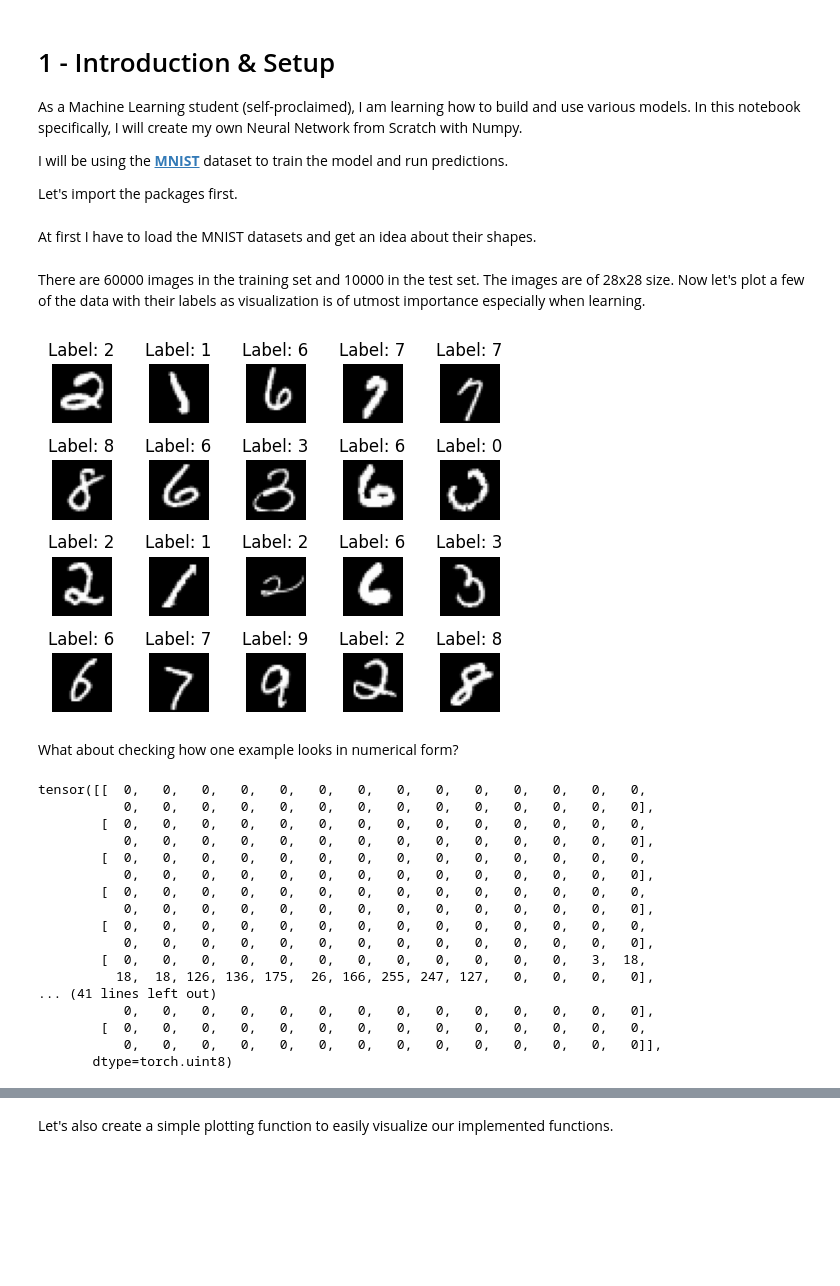
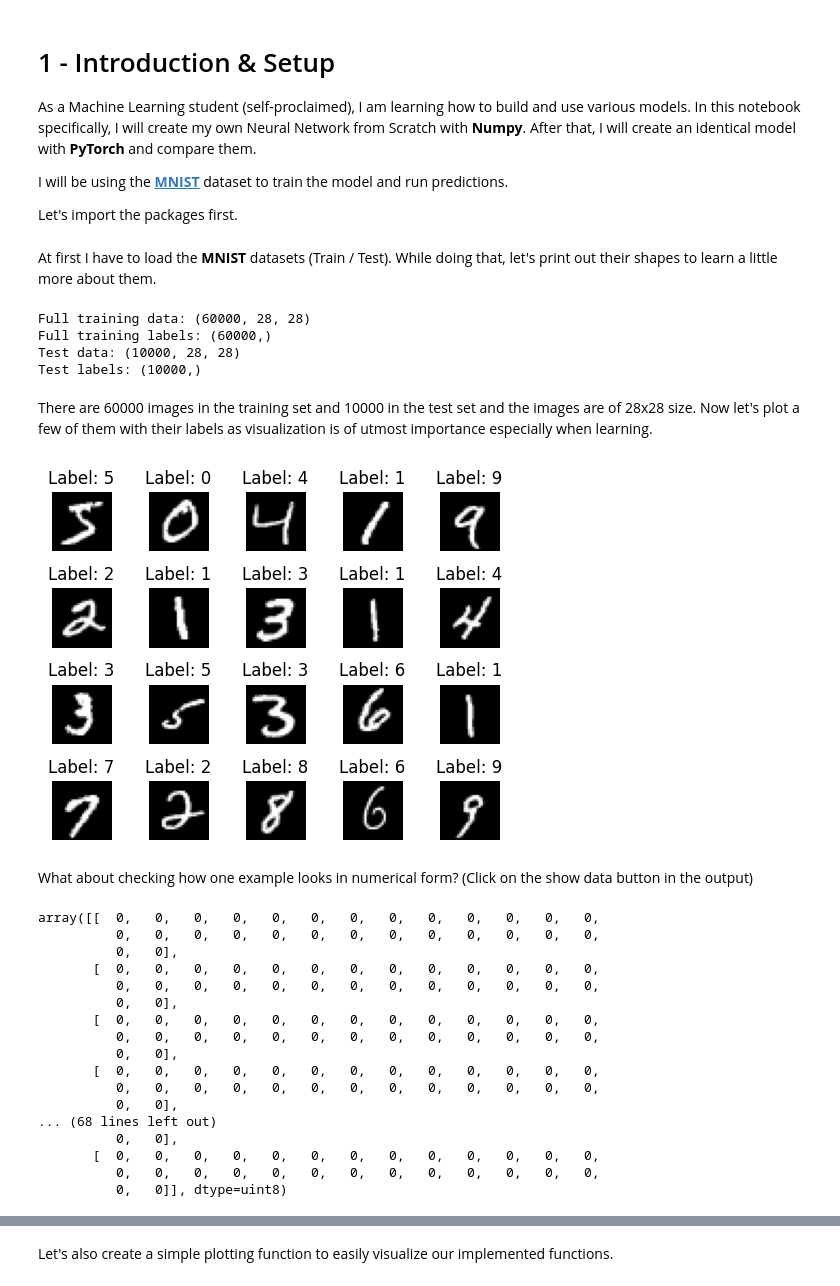
Before and after one commit to DoubleCyclone/Neural-Network-From-Scratch, a Jupyter notebook: notebooks/Neural_Network_From_Scratch.ipynb, the cells around one changed output, grey strips where cells are left out. Cells and saved outputs as stored; diff of their text form; code cells hidden in the pictures; blank space fills up the shorter version.

```diff
--- a/notebooks/Neural_Network_From_Scratch.ipynb
+++ b/notebooks/Neural_Network_From_Scratch.ipynb
@@ -2,7 +2,7 @@
 <a href="https://colab.research.google.com/github/DoubleCyclone/Neural-Network-From-Scratch/blob/main/notebooks/Neural_Network_From_Scratch.ipynb" target="_parent"><img src="https://colab.research.google.com/assets/colab-badge.svg" alt="Open In Colab"/></a>
 # %% [markdown]
 # 1 - Introduction & Setup
-As a Machine Learning student (self-proclaimed), I am learning how to build and use various models. In this notebook specifically, I will create my own Neural Network from Scratch with Numpy.
+As a Machine Learning student (self-proclaimed), I am learning how to build and use various models. In this notebook specifically, I will create my own Neural Network from Scratch with **Numpy**. After that, I will create an identical model with **PyTorch** and compare them.
 
 I will be using the [**MNIST**](https://www.kaggle.com/datasets/hojjatk/mnist-dataset) dataset to train the model and run predictions.
 
@@ -22,57 +22,69 @@ from torch.utils.data import DataLoader, random_split
 # %% [markdown]
-At first I have to load the MNIST datasets and get an idea about their shapes.
+At first I have to load the **MNIST** datasets (Train / Test). While doing that, let's print out their shapes to learn a little more about them.
 # %%
 # Load the MNIST dataset with the specified transformation
 mnist_train = datasets.MNIST(root='./data', train=True, download=True, transform=transforms.ToTensor())
 mnist_test = datasets.MNIST(root='./data', train=False, download=True, transform=transforms.ToTensor())
 
-# Create a DataLoader to load the dataset in batches
-loader_train = DataLoader(mnist_train, batch_size=1, shuffle=True)
-loader_test = DataLoader(mnist_test, batch_size=1, shuffle=False)
+# Convert datasets to Numpy arrays
+X_train_full = mnist_train.data.numpy()  #(60000, 28, 28)
+y_train_full = mnist_train.targets.numpy()  # (60000,)
+X_test = mnist_test.data.numpy()  # (10000, 28, 28)
+y_test = mnist_test.targets.numpy()  # (10000,)
+
+print(f"Full training data: {X_train_full.shape}")
+print(f"Full training labels: {y_train_full.shape}")
+print(f"Test data: {X_test.shape}")
+print(f"Test labels: {y_test.shape}")
+# %% [output]
+Full training data: (60000, 28, 28)
+Full training labels: (60000,)
+Test data: (10000, 28, 28)
+Test labels: (10000,)
 # %% [markdown]
-There are 60000 images in the training set and 10000 in the test set. The images are of 28x28 size. Now let's plot a few of the data with their labels as visualization is of utmost importance especially when learning.
+There are 60000 images in the training set and 10000 in the test set and the images are of 28x28 size. Now let's plot a few of them with their labels as visualization is of utmost importance especially when learning.
 # %%
 # Create a figure to display the images
 fig, axs = plt.subplots(4, 5 , figsize=(5, 4))
 
 # Flatten to iterate easily
 axs = axs.flatten()
 
-# Print the first few images in a row
-for i, (image, label) in enumerate(loader_train):
-    # Print the first 20 samples
+# For every sample in the training set
+for i, data in enumerate(X_train_full):
+    # Plot it (until the 20th)
     if i < 20:
-        axs[i].imshow(image[0].squeeze(), cmap='gray') # Show the image
-        axs[i].set_title(f"Label: {label.item()}") # Set the label as the title
+        axs[i].imshow(X_train_full[i].squeeze(), cmap='gray') # Show the image
+        axs[i].set_title(f"Label: {y_train_full[i]}") # Set the label as the title
         axs[i].axis('off') # Turn off axis to make the image cleaner
     else:
         break  # Exit the loop after printing 20 samples
 
 # Fix overlap and show the plot
 fig.tight_layout()
 fig.show()
 # %% [output]
-[figure, old version]
+[figure, new version]
 # %% [markdown]
-What about checking how one example looks in numerical form?
+What about checking how one example looks in numerical form? (Click on the show data button in the output)
-# %%
-loader_train.dataset.data[0]
-# %% [output]
-tensor([[  0,   0,   0,   0,   0,   0,   0,   0,   0,   0,   0,   0,   0,   0,
-           0,   0,   0,   0,   0,   0,   0,   0,   0,   0,   0,   0,   0,   0],
-        [  0,   0,   0,   0,   0,   0,   0,   0,   0,   0,   0,   0,   0,   0,
-           0,   0,   0,   0,   0,   0,   0,   0,   0,   0,   0,   0,   0,   0],
-        [  0,   0,   0,   0,   0,   0,   0,   0,   0,   0,   0,   0,   0,   0,
-           0,   0,   0,   0,   0,   0,   0,   0,   0,   0,   0,   0,   0,   0],
-        [  0,   0,   0,   0,   0,   0,   0,   0,   0,   0,   0,   0,   0,   0,
-           0,   0,   0,   0,   0,   0,   0,   0,   0,   0,   0,   0,   0,   0],
-        [  0,   0,   0,   0,   0,   0,   0,   0,   0,   0,   0,   0,   0,   0,
-           0,   0,   0,   0,   0,   0,   0,   0,   0,   0,   0,   0,   0,   0],
-        [  0,   0,   0,   0,   0,   0,   0,   0,   0,   0,   0,   0,   3,  18,
-          18,  18, 126, 136, 175,  26, 166, 255, 247, 127,   0,   0,   0,   0],
-... (41 lines left out)
-           0,   0,   0,   0,   0,   0,   0,   0,   0,   0,   0,   0,   0,   0],
-        [  0,   0,   0,   0,   0,   0,   0,   0,   0,   0,   0,   0,   0,   0,
-           0,   0,   0,   0,   0,   0,   0,   0,   0,   0,   0,   0,   0,   0]],
-       dtype=torch.uint8)
+# %%
+X_train_full[0]
+# %% [output]
+array([[  0,   0,   0,   0,   0,   0,   0,   0,   0,   0,   0,   0,   0,
+          0,   0,   0,   0,   0,   0,   0,   0,   0,   0,   0,   0,   0,
+          0,   0],
+       [  0,   0,   0,   0,   0,   0,   0,   0,   0,   0,   0,   0,   0,
+          0,   0,   0,   0,   0,   0,   0,   0,   0,   0,   0,   0,   0,
+          0,   0],
+       [  0,   0,   0,   0,   0,   0,   0,   0,   0,   0,   0,   0,   0,
+          0,   0,   0,   0,   0,   0,   0,   0,   0,   0,   0,   0,   0,
+          0,   0],
+       [  0,   0,   0,   0,   0,   0,   0,   0,   0,   0,   0,   0,   0,
+          0,   0,   0,   0,   0,   0,   0,   0,   0,   0,   0,   0,   0,
+          0,   0],
+... (68 lines left out)
+          0,   0],
+       [  0,   0,   0,   0,   0,   0,   0,   0,   0,   0,   0,   0,   0,
+          0,   0,   0,   0,   0,   0,   0,   0,   0,   0,   0,   0,   0,
+          0,   0]], dtype=uint8)
 # %% [markdown]
```
Also changed, not shown: parts of 37 cells of this notebook.
